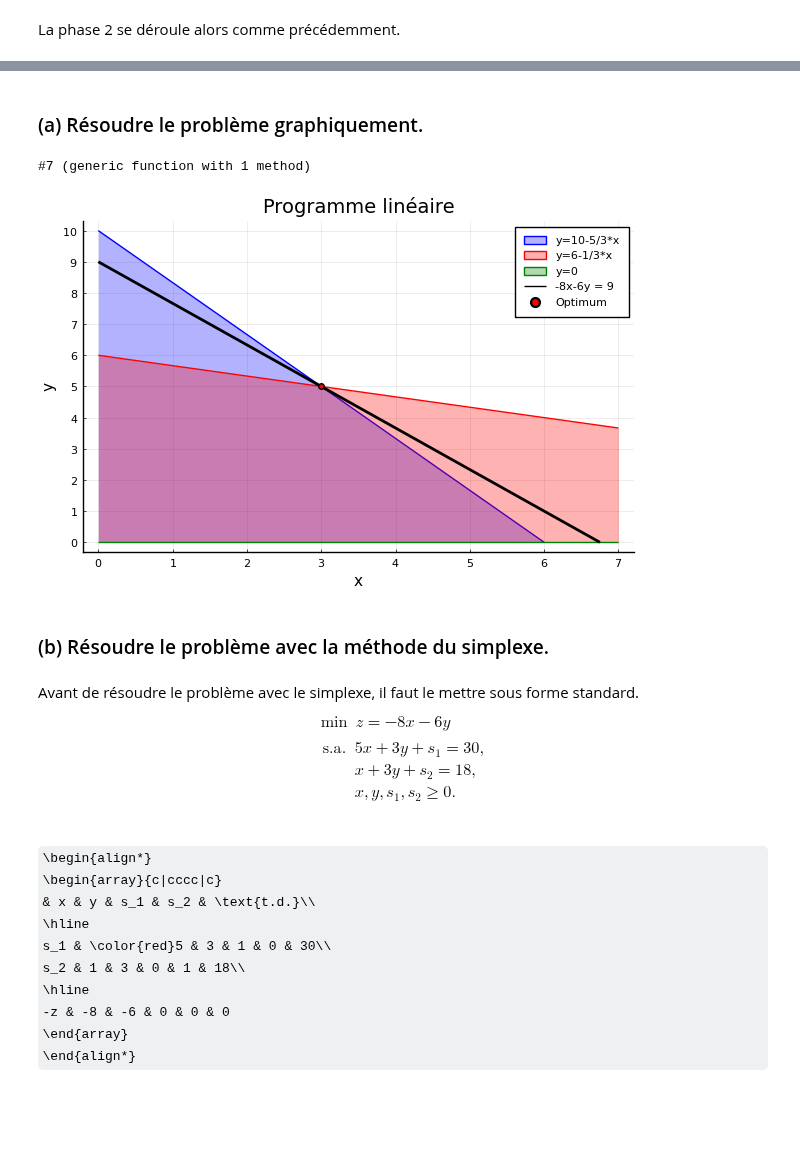
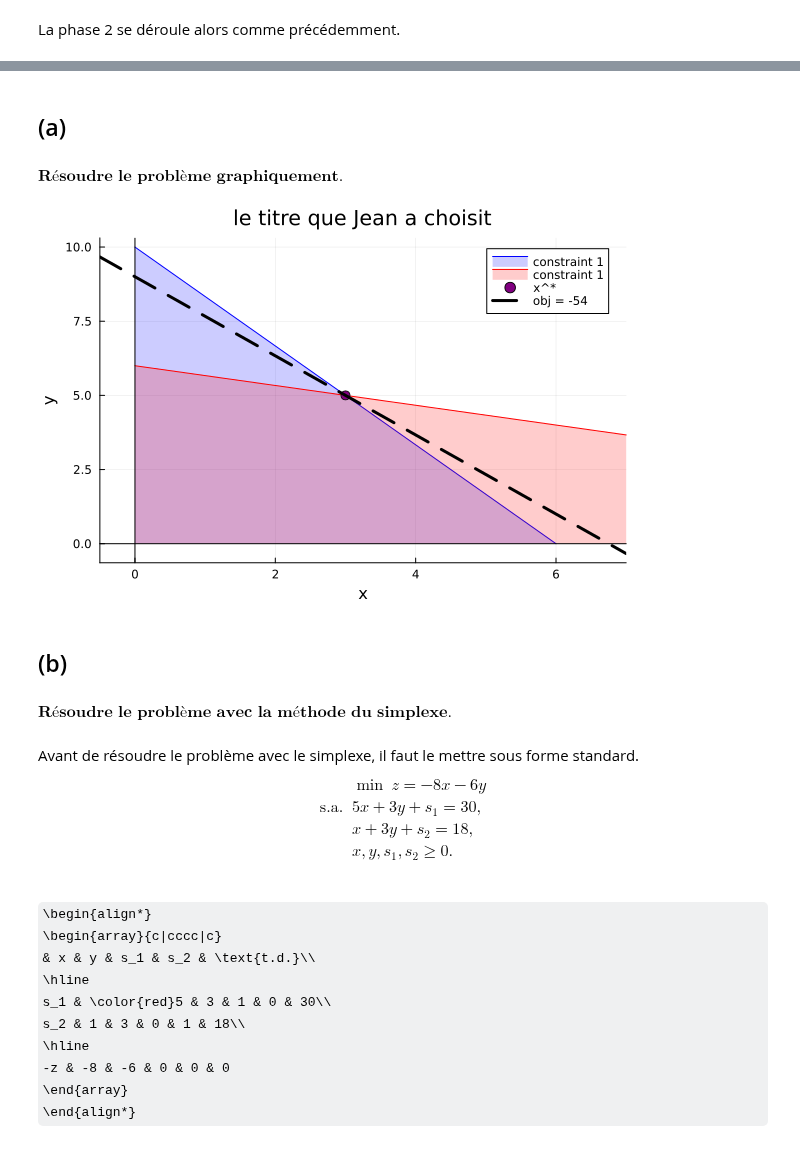
Before and after one commit to fbastin/optim, a Jupyter notebook: LP/Demo4.ipynb, the cells around one changed output, grey strips where cells are left out. Cells and saved outputs as stored; diff of their text form; code cells hidden in the pictures; some formulas as TeX source; blank space fills up the shorter version.

```diff
--- a/LP/Demo4.ipynb
+++ b/LP/Demo4.ipynb
@@ -116,67 +114,35 @@ Soit le problème suivant
 \end{align*}
+# %% [markdown]
+## (a)
 # %% [markdown]
-### (a) Résoudre le problème graphiquement.
+$\textbf{Résoudre le problème graphiquement.
+}$
 # %%
 using Plots
-# %%
-g1 = (x -> 10-5/3*x ≥ 0 ? 10-5/3*x : NaN)  # NaN: Not a Number
-g2 = (x -> 6-1/3*x ≥ 0 ? 6-1/3*x : NaN)
-g3 = (x -> 0)
-objOpt = (x -> -4/3*x+9 ≥ 0 ? -4/3*x+9 : NaN)
-# %% [output]
-#7 (generic function with 1 method)
-# %%
-x1=0:0.01:7
-pyplot()
-plot()
-
-plot(x1,g1,fillrange = 0,
-         fillalpha = 0.3,
-         fillcolor = :blue,
-         color=:blue,
-         label="y=10-5/3*x")
-
-plot!(x1,g2,fillrange = 0,
-         fillalpha = 0.3,
-         fillcolor = :red,
-         color=:red,
-         label="y=6-1/3*x")
-
-plot!(x1,g3,fillrange = 0,
-         fillalpha = 0.3,
-         fillcolor = :green,
-         color=:green,
-         label="y=0")
-
-plot!(x1,objOpt, color=:black, linewidth=2,
-    linestyle=:solid, label="-8x-6y = 9")
-
-scatter!([3],[5],label="Optimum", color=:red)
-
-plot!(
-    #size=(800, 600),
-    xticks = 0:1:7,
-    yticks = 0:1:10,
-
-    ylabel = "y",
-    xlabel = "x",
-
-    legend=:topright,
-    title  = "Programme linéaire"
-    )
-# %% [output]
-[figure, removed]
+# %%
+plot(t->(30-5*t)/3, 0, 6, color = :blue, fill = (0, 0.2, :blue), label = "constraint 1")
+plot!(t->(18-t)/3, 0, 18, color = :red, fill = (0, 0.2, :red), label = "constraint 1")
+plot!(xlims = (-0.5, 7))
+vline!([0], color = :black, label = "")
+hline!([0], color = :black, label = "")
+scatter!([3],[5], color = :purple, markersize = 5, label = "x^*")
+plot!(xlabel = "x", ylabel = "y")
+plot!(title = "le titre que Jean a choisit")
+plot!(t -> (8*3+6*5 -8*t)/6, color = :black, linewidth = 3, linestyle = :dash, label = "obj = -$(8*3+6*5)")
+# %% [output]
+[figure, added]
+# %% [markdown]
+## (b)
 # %% [markdown]
-### (b) Résoudre le problème avec la méthode du simplexe.
+$\textbf{Résoudre le problème avec la méthode du simplexe.
+}$
 # %% [markdown]
 Avant de résoudre le problème avec le simplexe, il faut le mettre sous forme standard.
 \begin{align*}
 &\min\ z = -8x-6y\\
-&\begin{aligned}
 \text{s.a. } & 5x + 3y + s_1 = 30,\\
 &x+3y + s_2 = 18,\\
 & x,y,s_1,s_2 \ge 0.
-\end{aligned}
 \end{align*}
 # %% [markdown]
 \begin{align*}
```
Also changed, not shown: parts of 16 cells of this notebook.
